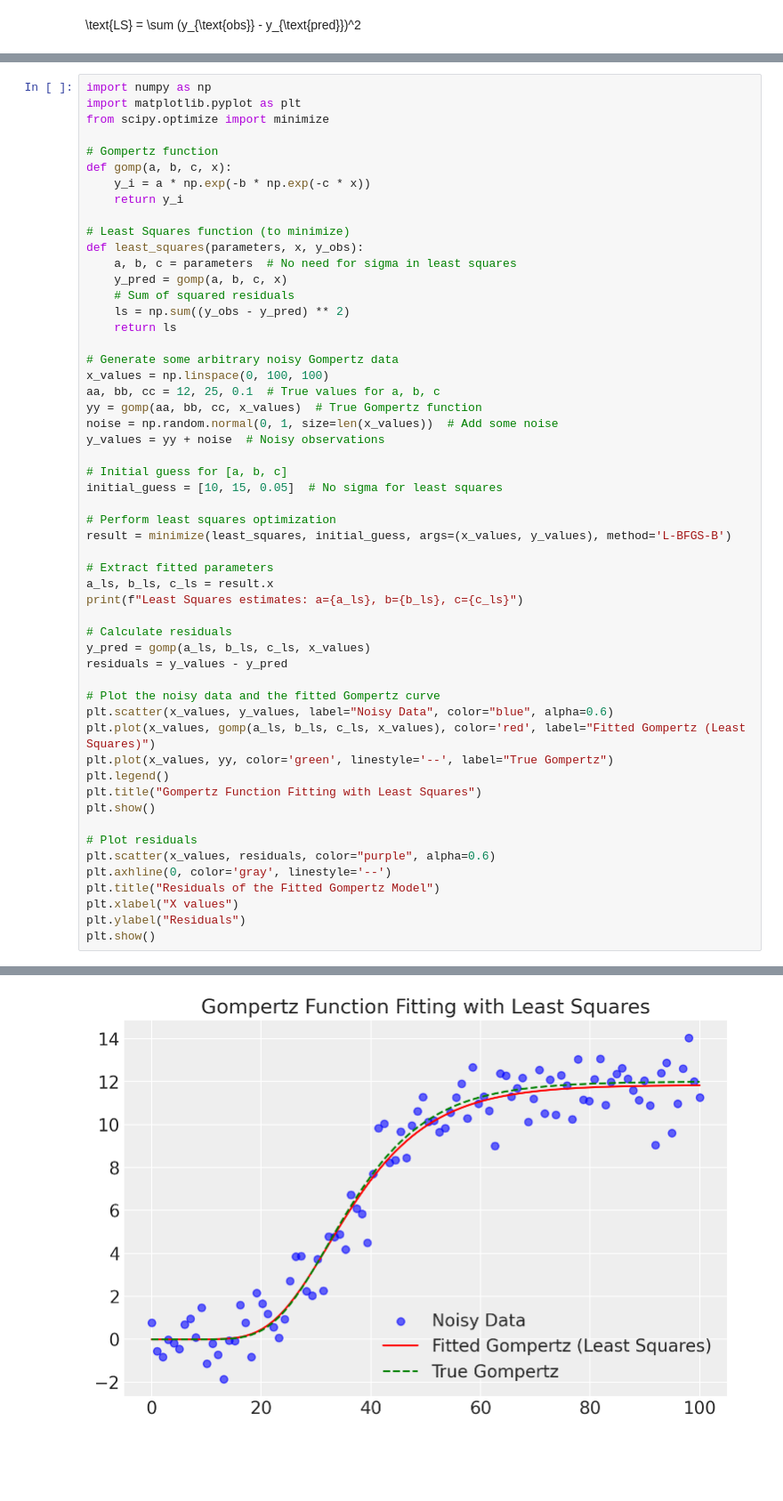
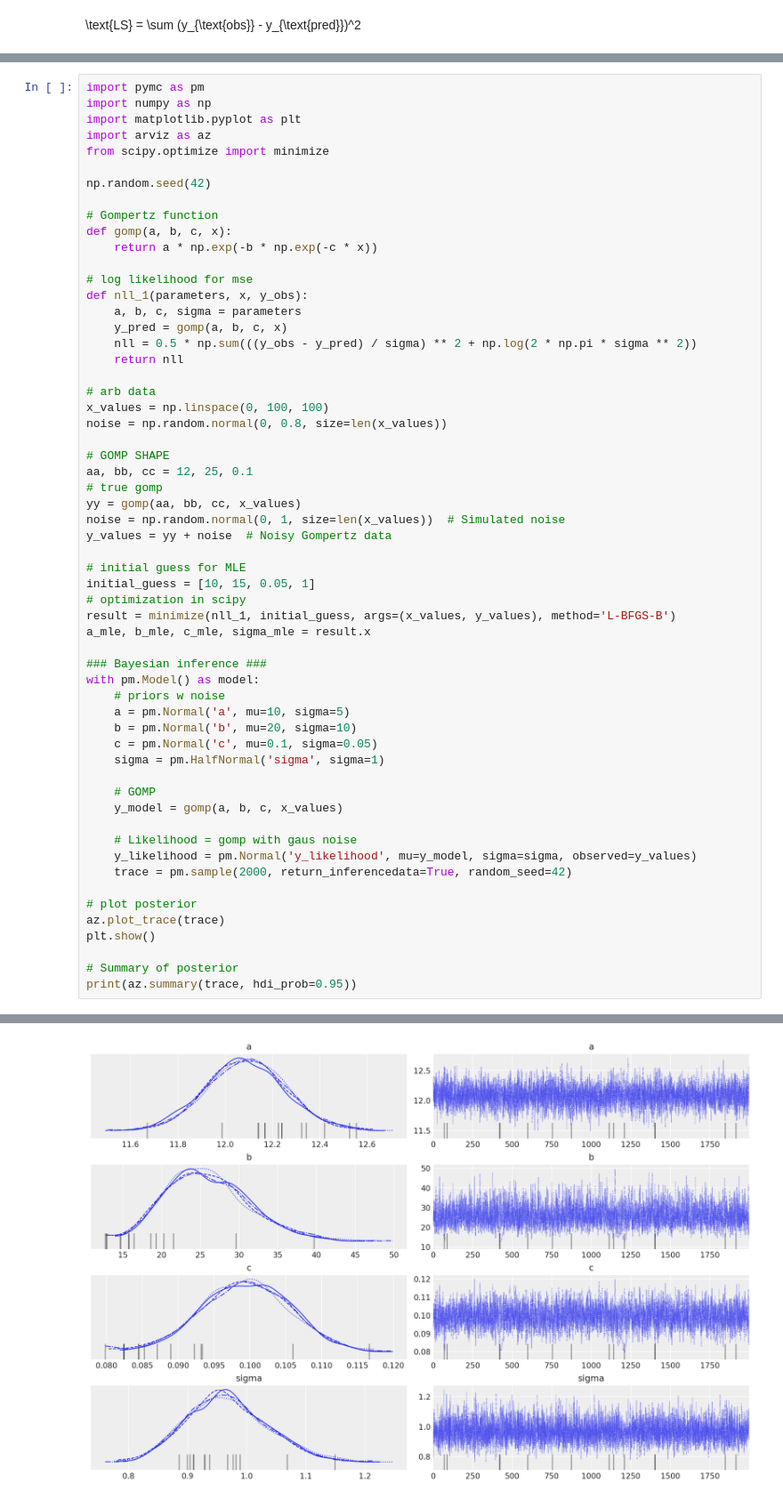
Before and after one commit to andrew-sugarman/midterm_557, a Jupyter notebook: problem3_scratch.ipynb, the cells around one changed output, grey strips where cells are left out. Shown at 89% size. Drawn from its saved outputs; the diff is of its cells as text; blank space fills up the shorter version.

```diff
--- a/problem3_scratch.ipynb
+++ b/problem3_scratch.ipynb
@@ -159,55 +203,59 @@ plt.show()
 # %%
+import pymc as pm
 import numpy as np
 import matplotlib.pyplot as plt
+import arviz as az
 from scipy.optimize import minimize
+
+np.random.seed(42)
 
 # Gompertz function
 def gomp(a, b, c, x):
-    y_i = a * np.exp(-b * np.exp(-c * x))
-    return y_i
+    return a * np.exp(-b * np.exp(-c * x))
 
-# Least Squares function (to minimize)
-def least_squares(parameters, x, y_obs):
-    a, b, c = parameters  # No need for sigma in least squares
+# log likelihood for mse
+def nll_1(parameters, x, y_obs):
+    a, b, c, sigma = parameters
     y_pred = gomp(a, b, c, x)
-    # Sum of squared residuals
-    ls = np.sum((y_obs - y_pred) ** 2)
-    return ls
+    nll = 0.5 * np.sum(((y_obs - y_pred) / sigma) ** 2 + np.log(2 * np.pi * sigma ** 2))
+    return nll
 
-# Generate some arbitrary noisy Gompertz data
+# arb data
 x_values = np.linspace(0, 100, 100)
-aa, bb, cc = 12, 25, 0.1  # True values for a, b, c
-yy = gomp(aa, bb, cc, x_values)  # True Gompertz function
-noise = np.random.normal(0, 1, size=len(x_values))  # Add some noise
-y_values = yy + noise  # Noisy observations
+noise = np.random.normal(0, 0.8, size=len(x_values))
 
-# Initial guess for [a, b, c]
-initial_guess = [10, 15, 0.05]  # No sigma for least squares
+# GOMP SHAPE
+aa, bb, cc = 12, 25, 0.1
+# true gomp
+yy = gomp(aa, bb, cc, x_values)
+noise = np.random.normal(0, 1, size=len(x_values))  # Simulated noise
+y_values = yy + noise  # Noisy Gompertz data
 
-# Perform least squares optimization
-result = minimize(least_squares, initial_guess, args=(x_values, y_values), method='L-BFGS-B')
+# initial guess for MLE
+initial_guess = [10, 15, 0.05, 1]
+# optimization in scipy
+result = minimize(nll_1, initial_guess, args=(x_values, y_values), method='L-BFGS-B')
+a_mle, b_mle, c_mle, sigma_mle = result.x
 
-# Extract fitted parameters
-a_ls, b_ls, c_ls = result.x
-print(f"Least Squares estimates: a={a_ls}, b={b_ls}, c={c_ls}")
+### Bayesian inference ###
+with pm.Model() as model:
+    # priors w noise
+    a = pm.Normal('a', mu=10, sigma=5)
+    b = pm.Normal('b', mu=20, sigma=10)
+    c = pm.Normal('c', mu=0.1, sigma=0.05)
+    sigma = pm.HalfNormal('sigma', sigma=1)
 
-# Calculate residuals
-y_pred = gomp(a_ls, b_ls, c_ls, x_values)
-residuals = y_values - y_pred
+    # GOMP
+    y_model = gomp(a, b, c, x_values)
 
-# Plot the noisy data and the fitted Gompertz curve
-plt.scatter(x_values, y_values, label="Noisy Data", color="blue", alpha=0.6)
-plt.plot(x_values, gomp(a_ls, b_ls, c_ls, x_values), color='red', label="Fitted Gompertz (Least Squares)")
-plt.plot(x_values, yy, color='green', linestyle='--', label="True Gompertz")
-plt.legend()
-plt.title("Gompertz Function Fitting with Least Squares")
+    # Likelihood = gomp with gaus noise
+    y_likelihood = pm.Normal('y_likelihood', mu=y_model, sigma=sigma, observed=y_values)
+    trace = pm.sample(2000, return_inferencedata=True, random_seed=42)
+
+# plot posterior
+az.plot_trace(trace)
 plt.show()
 
-# Plot residuals
-plt.scatter(x_values, residuals, color="purple", alpha=0.6)
-plt.axhline(0, color='gray', linestyle='--')
-plt.title("Residuals of the Fitted Gompertz Model")
-plt.xlabel("X values")
-plt.ylabel("Residuals")
-plt.show()
+# Summary of posterior
+print(az.summary(trace, hdi_prob=0.95))
 # %% [output]
@@ -215 +270 @@ Least Squares estimates: a=11.844886513271263, b=22.652819761964295, c=0.0969855
-[figure, old version]
+[figure, new version]
```
Also changed, not shown: parts of 9 cells of this notebook, 2 other files.
